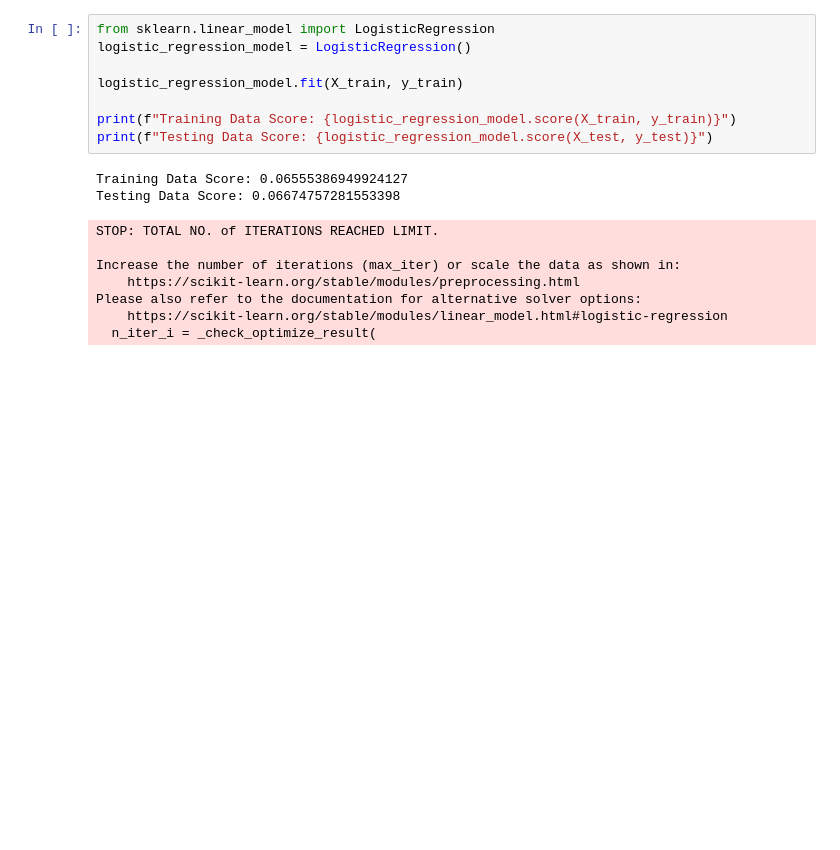
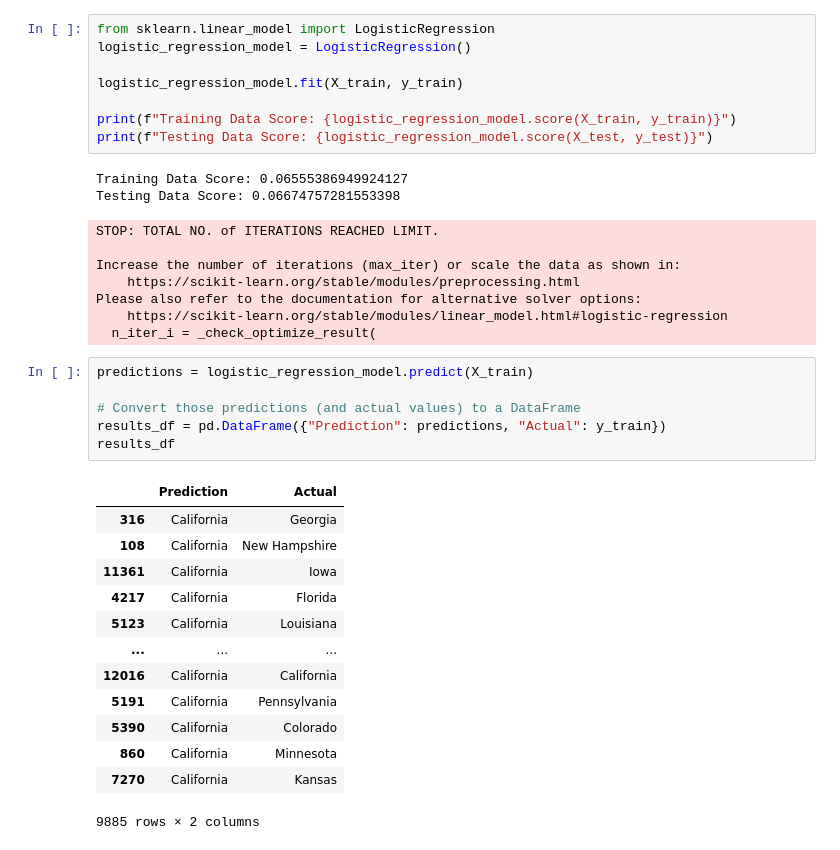
Before and after one commit to MaryPulley/Project_2, a Jupyter notebook: pre_process_combined.ipynb, the cells around one changed output. Saved outputs shown, nothing was run; the diff lists cells and outputs as text; blank space fills up the shorter version.

```diff
--- a/pre_process_combined.ipynb
+++ b/pre_process_combined.ipynb
@@ -226,3 +226,23 @@ Increase the number of iterations (max_iter) or scale the data as shown in:
 Please also refer to the documentation for alternative solver options:
     https://scikit-learn.org/stable/modules/linear_model.html#logistic-regression
   n_iter_i = _check_optimize_result(
+# %%
+predictions = logistic_regression_model.predict(X_train)
+
+# Convert those predictions (and actual values) to a DataFrame
+results_df = pd.DataFrame({"Prediction": predictions, "Actual": y_train})
+results_df
+# %% [output]
+|  | Prediction | Actual |
+| 316 | California | Georgia |
+| 108 | California | New Hampshire |
+| 11361 | California | Iowa |
+| 4217 | California | Florida |
+| 5123 | California | Louisiana |
+| ... | ... | ... |
+| 12016 | California | California |
+| 5191 | California | Pennsylvania |
+| 5390 | California | Colorado |
+| 860 | California | Minnesota |
+| 7270 | California | Kansas |
+9885 rows × 2 columns
```
